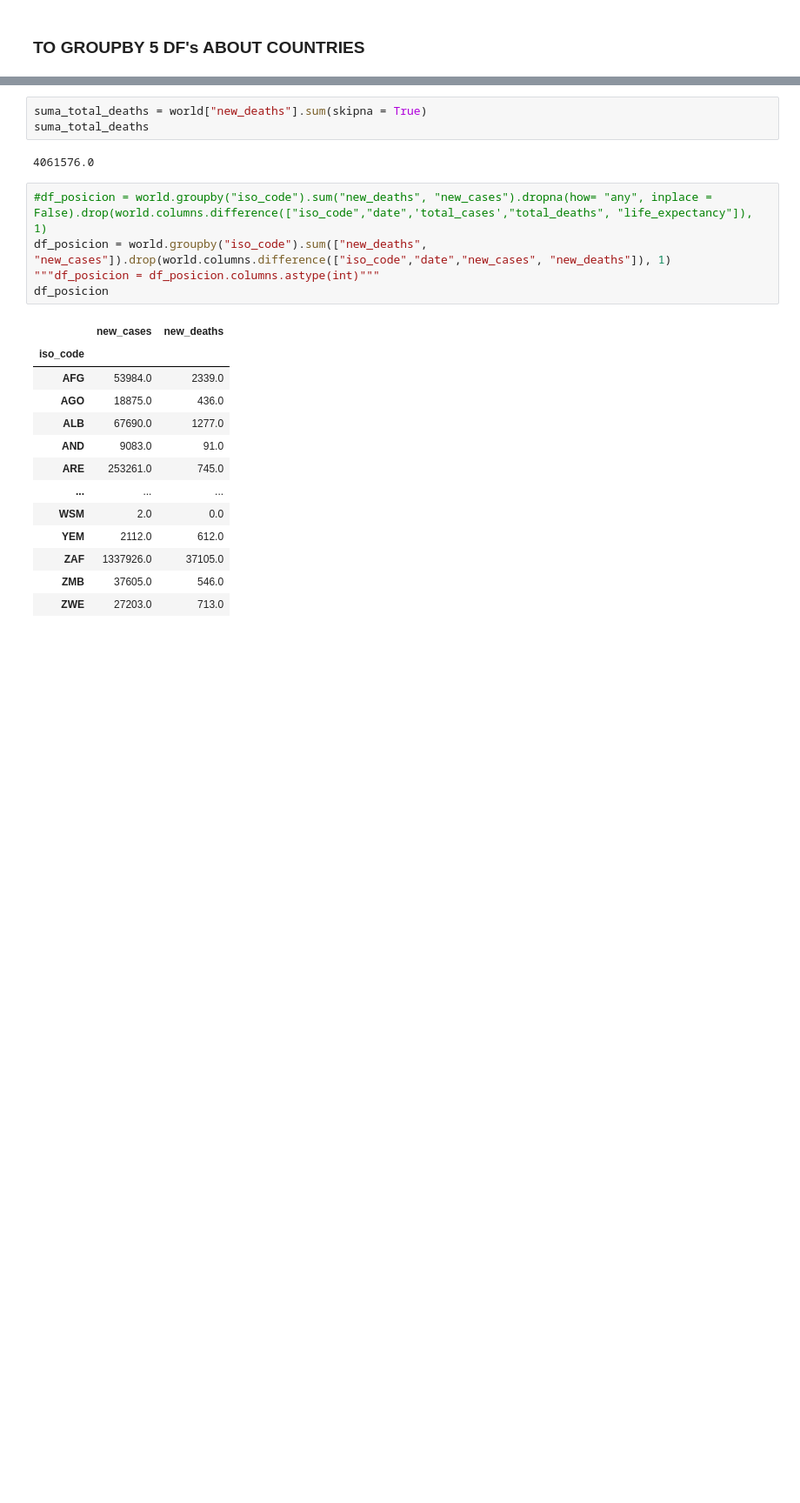
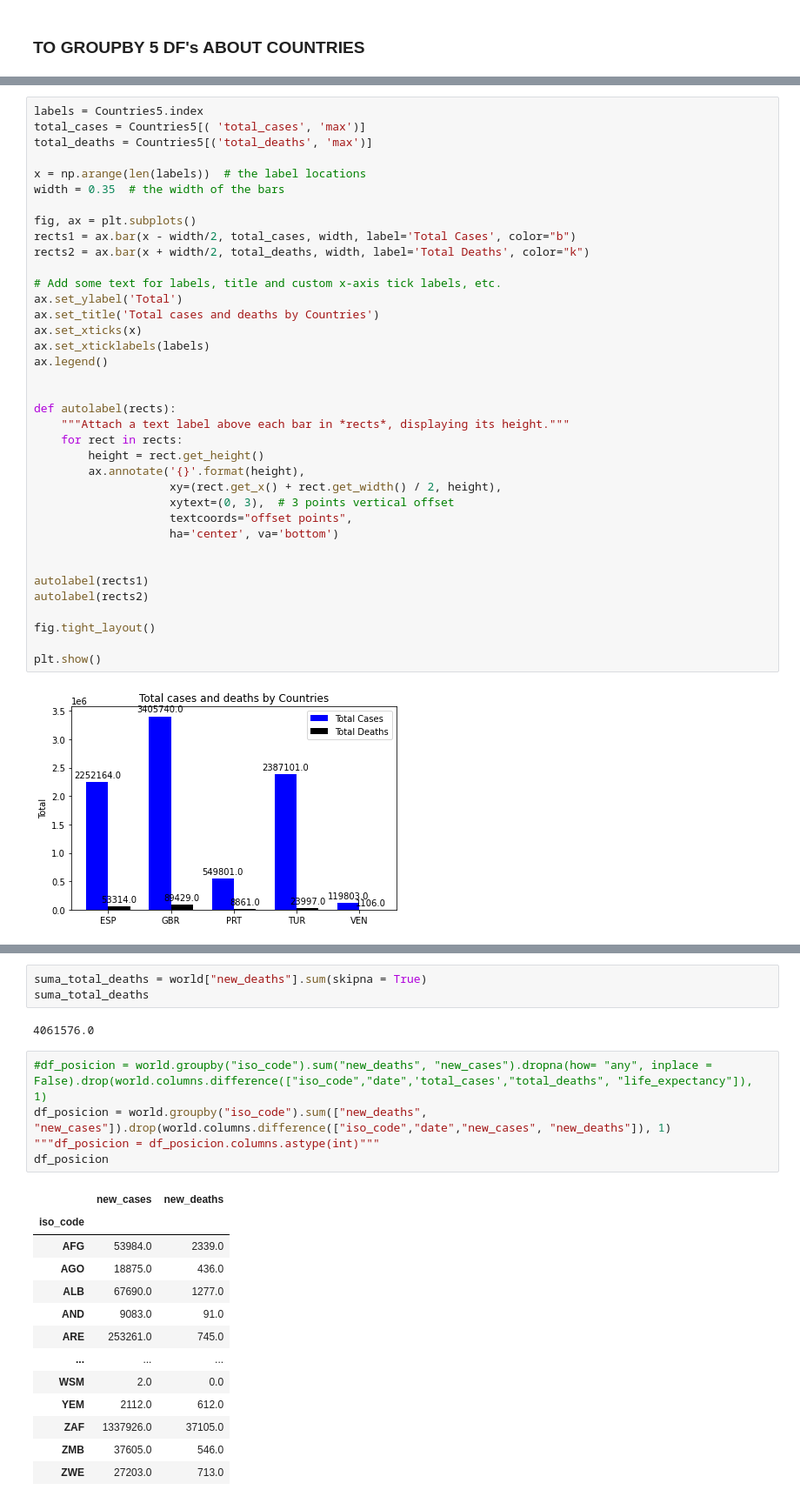
Before and after one commit to AriadnaPuigventos/GroupD_Covid19, a Jupyter notebook: notebooks/Ariadna.ipynb, the cells around one changed output, grey strips where cells are left out. Shown: that part at 87% size. Saved outputs shown, nothing was run; the diff lists cells and outputs as text; blank space fills up the shorter version.

```diff
--- a/notebooks/Ariadna.ipynb
+++ b/notebooks/Ariadna.ipynb
@@ -380,0 +467,39 @@ Q10 = Q10.groupby("iso_code")
+# %%
+labels = Countries5.index
+total_cases = Countries5[( 'total_cases', 'max')]
+total_deaths = Countries5[('total_deaths', 'max')]
+
+x = np.arange(len(labels))  # the label locations
+width = 0.35  # the width of the bars
+
+fig, ax = plt.subplots()
+rects1 = ax.bar(x - width/2, total_cases, width, label='Total Cases', color="b")
+rects2 = ax.bar(x + width/2, total_deaths, width, label='Total Deaths', color="k")
+
+# Add some text for labels, title and custom x-axis tick labels, etc.
+ax.set_ylabel('Total')
+ax.set_title('Total cases and deaths by Countries')
+ax.set_xticks(x)
+ax.set_xticklabels(labels)
+ax.legend()
+
+
+def autolabel(rects):
+    """Attach a text label above each bar in *rects*, displaying its height."""
+    for rect in rects:
+        height = rect.get_height()
+        ax.annotate('{}'.format(height),
+                    xy=(rect.get_x() + rect.get_width() / 2, height),
+                    xytext=(0, 3),  # 3 points vertical offset
+                    textcoords="offset points",
+                    ha='center', va='bottom')
+
+
+autolabel(rects1)
+autolabel(rects2)
+
+fig.tight_layout()
+
+plt.show()
+# %% [output]
+[figure, added]
```
Also changed, not shown: parts of 15 cells of this notebook, 5 other files.
